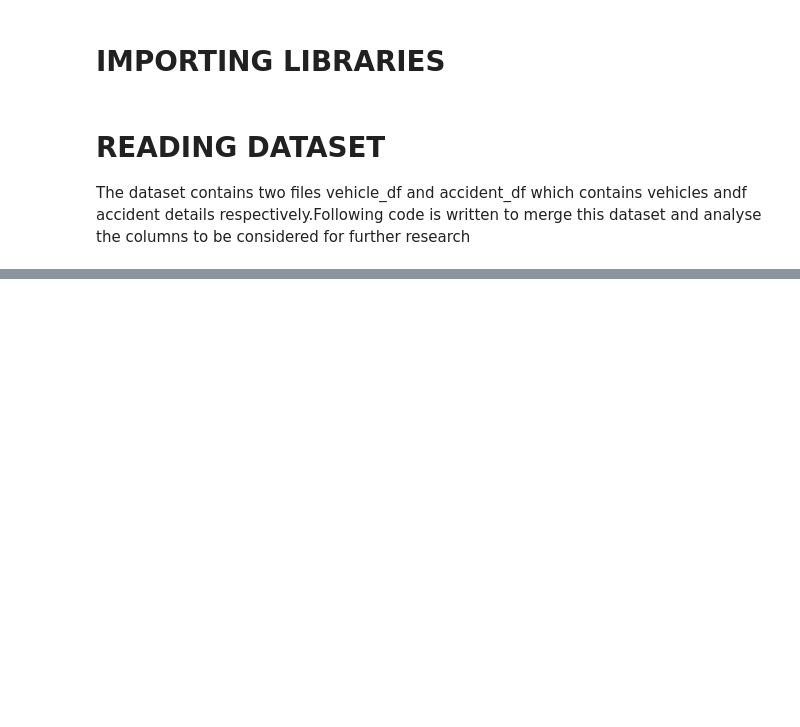
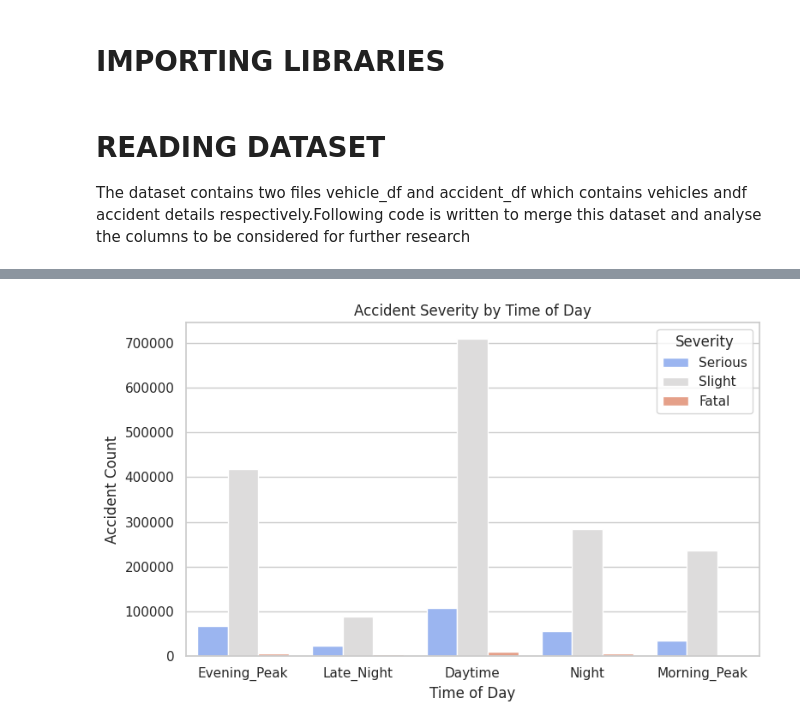
Before and after one commit to aishwarya-shekar-babu/Road-Accident-Prediction, a Jupyter notebook: Road_Accident_Prediction_eda.ipynb, the cells around one changed output, grey strips where cells are left out. Saved outputs shown, nothing was run; the diff lists cells and outputs as text; code cells hidden in the pictures; blank space fills up the shorter version.

```diff
--- a/Road_Accident_Prediction_eda.ipynb
+++ b/Road_Accident_Prediction_eda.ipynb
@@ -632,0 +634,11 @@ Weather_Label                 0
+# %%
+plt.figure(figsize=(8, 5))
+sns.countplot(data=as_accident_level, x='Time_of_Day', hue='Accident_Severity', palette='coolwarm')
+plt.title('Accident Severity by Time of Day')
+plt.xlabel('Time of Day')
+plt.ylabel('Accident Count')
+plt.legend(title='Severity')
+plt.tight_layout()
+plt.show()
+# %% [output]
+[figure, added]
```
Also changed, not shown: parts of 57 cells of this notebook.
